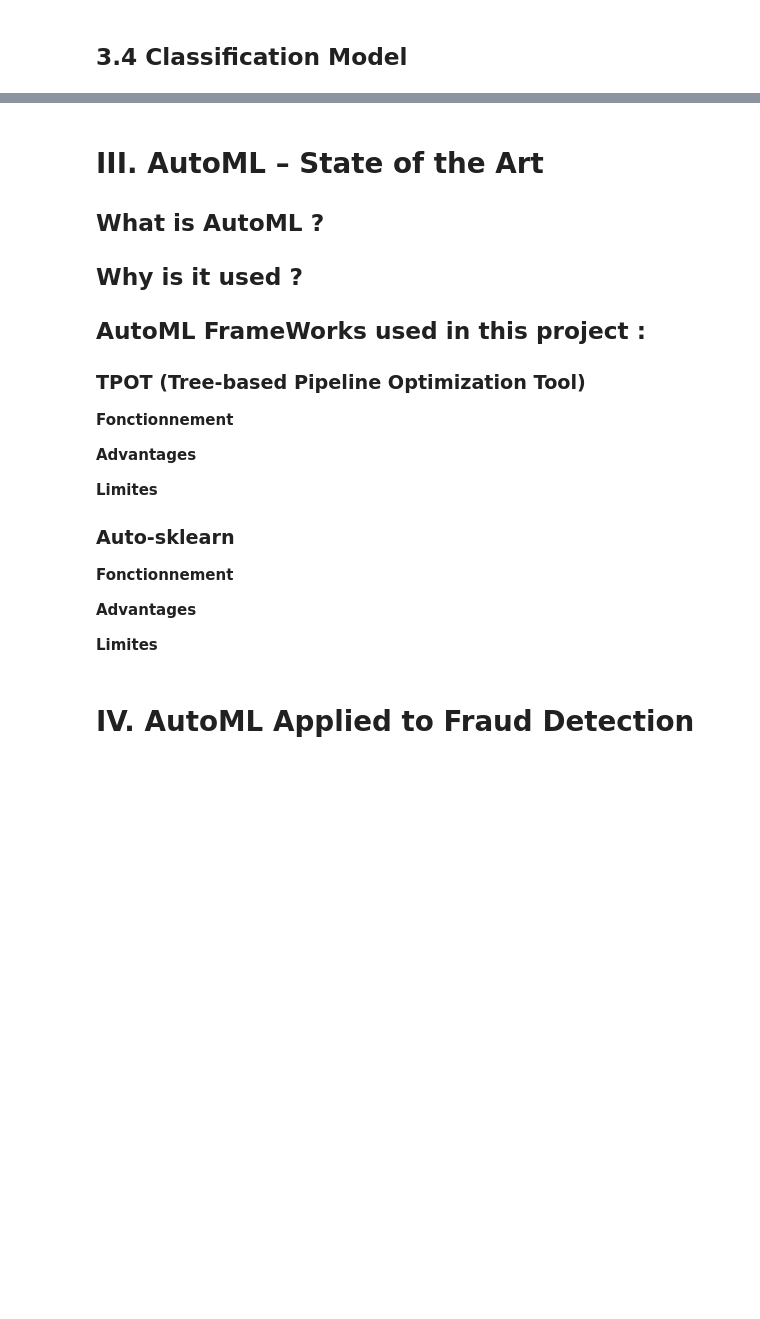
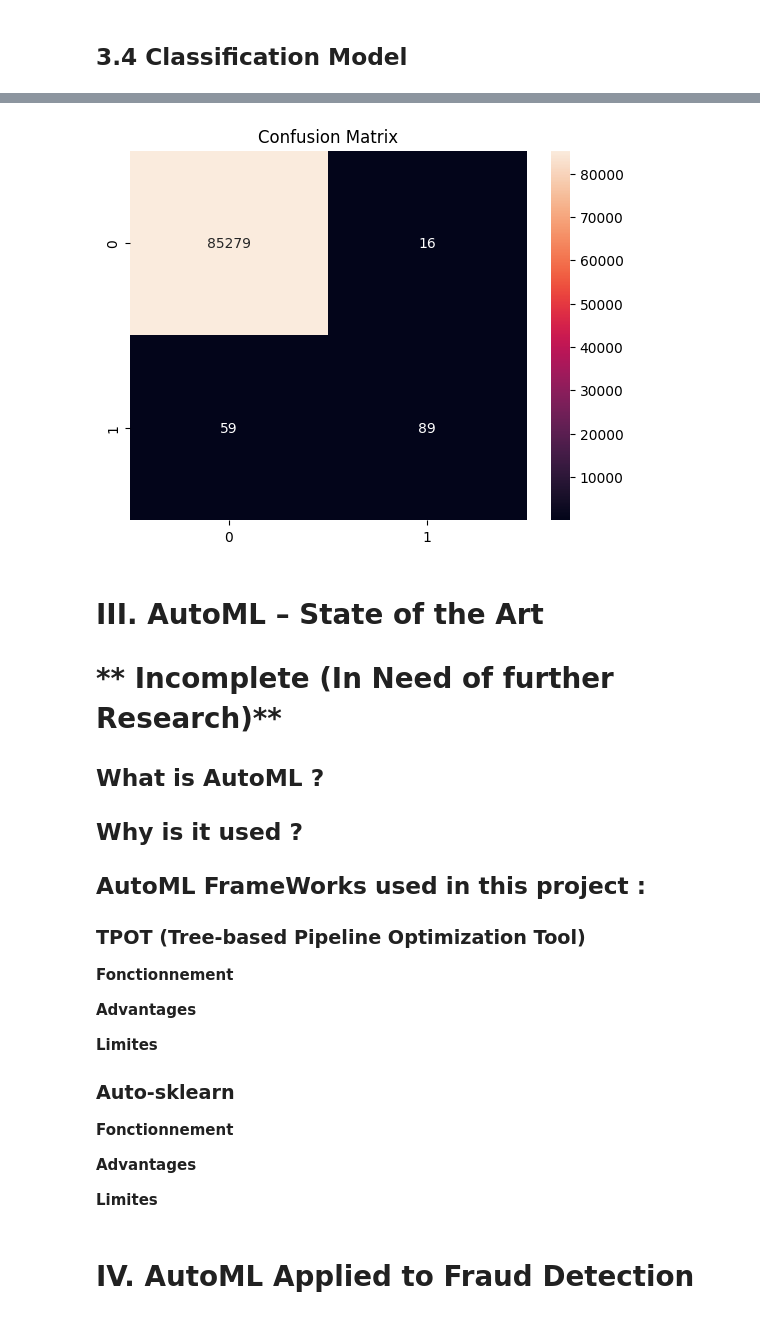
Before and after one commit to zohir22s/Souyeh-Zouhir-ML-AutoML-Homework, a Jupyter notebook: Souyeh_Zouhir_ML_AutoML_Homework.ipynb, the cells around one changed output, grey strips where cells are left out. Cells and saved outputs as stored; diff of their text form; code cells hidden in the pictures; blank space fills up the shorter version.

```diff
--- a/Souyeh_Zouhir_ML_AutoML_Homework.ipynb
+++ b/Souyeh_Zouhir_ML_AutoML_Homework.ipynb
@@ -172,5 +170,25 @@ plt.show()
 [figure]
 # %% [markdown]
 ## 3.3 Data Preparation
+# %%
+from sklearn.model_selection import train_test_split
+from sklearn.preprocessing import StandardScaler
+from sklearn.linear_model import LogisticRegression
+from sklearn.metrics import classification_report, confusion_matrix
+
+X = df_fraud.drop('Class', axis=1)
+y = df_fraud['Class']
+
+scaler = StandardScaler()
+X_scaled = scaler.fit_transform(X)
+
+X_train, X_test, y_train, y_test = train_test_split(
+    X_scaled, y, test_size=0.3, random_state=42, stratify=y
+)
 # %% [markdown]
 ## 3.4 Classification Model
+# %%
+model =LogisticRegression(max_iter=1000)
+model.fit(X_train, y_train)
+
+y_pred =model.predict(X_test)
@@ -177,5 +206,13 @@ plt.show()
+# %%
+sns.heatmap(confusion_matrix(y_test, y_pred), annot=True, fmt='d')
+plt.title("Confusion Matrix")
+plt.show()
+# %% [output]
+[figure, added]
 # %% [markdown]
 # III. AutoML – State of the Art
+# ** Incomplete (In Need of further Research)**
+
 ## What is AutoML ?
 
 ## Why is it used ?
```
Also changed, not shown: parts of 2 cells of this notebook.
